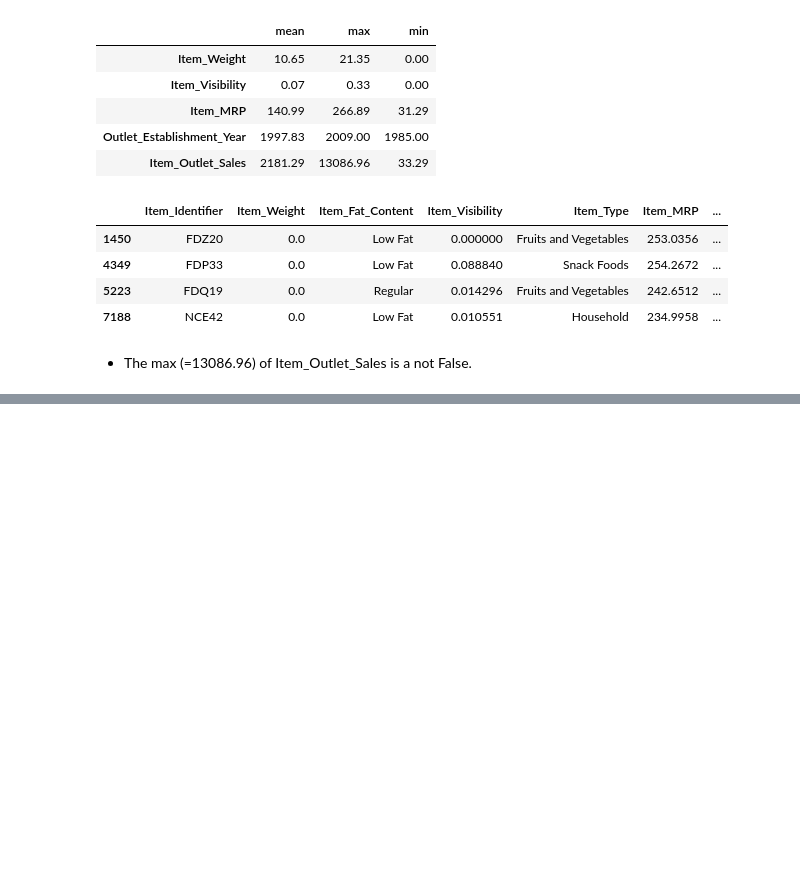
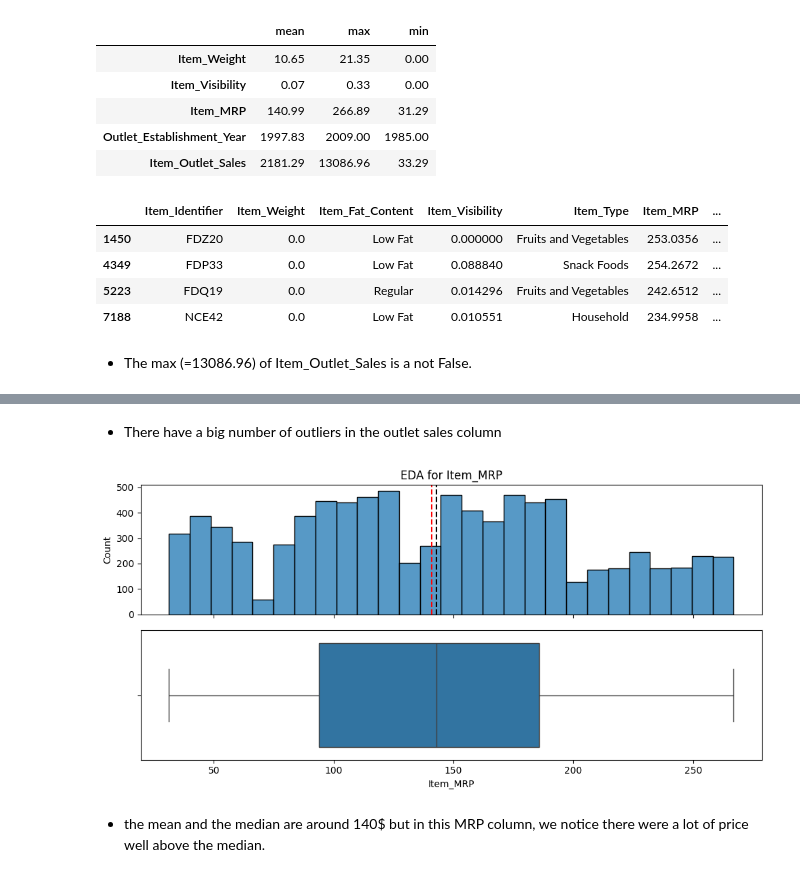
Before and after one commit to zyed79/Prediction-of-Product-Sales, a Jupyter notebook: Sales_of_Prediction_Project_.ipynb, the cells around one changed output, grey strips where cells are left out. Saved outputs shown, nothing was run; the diff lists cells and outputs as text; code cells hidden in the pictures; blank space fills up the shorter version.

```diff
--- a/Sales_of_Prediction_Project_.ipynb
+++ b/Sales_of_Prediction_Project_.ipynb
@@ -281,0 +348,8 @@ df[max].head()
+# %% [markdown]
+- There have a big number of outliers in the outlet sales column
+# %%
+plot_numeric(df,'Item_MRP')
+# %% [output]
+[figure, added]
+# %% [markdown]
+- the mean and the median are around 140$ but in this MRP column, we notice there were a lot of price well above the median.
```
Also changed, not shown: parts of 19 cells of this notebook.
